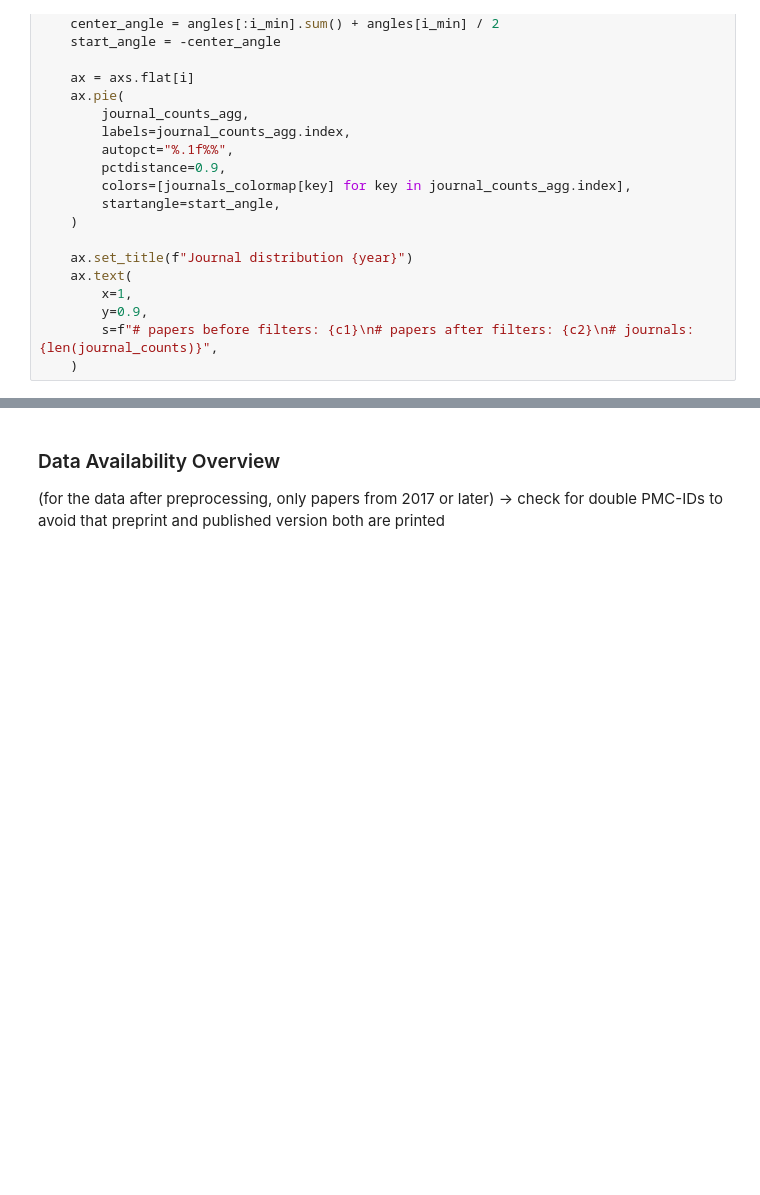
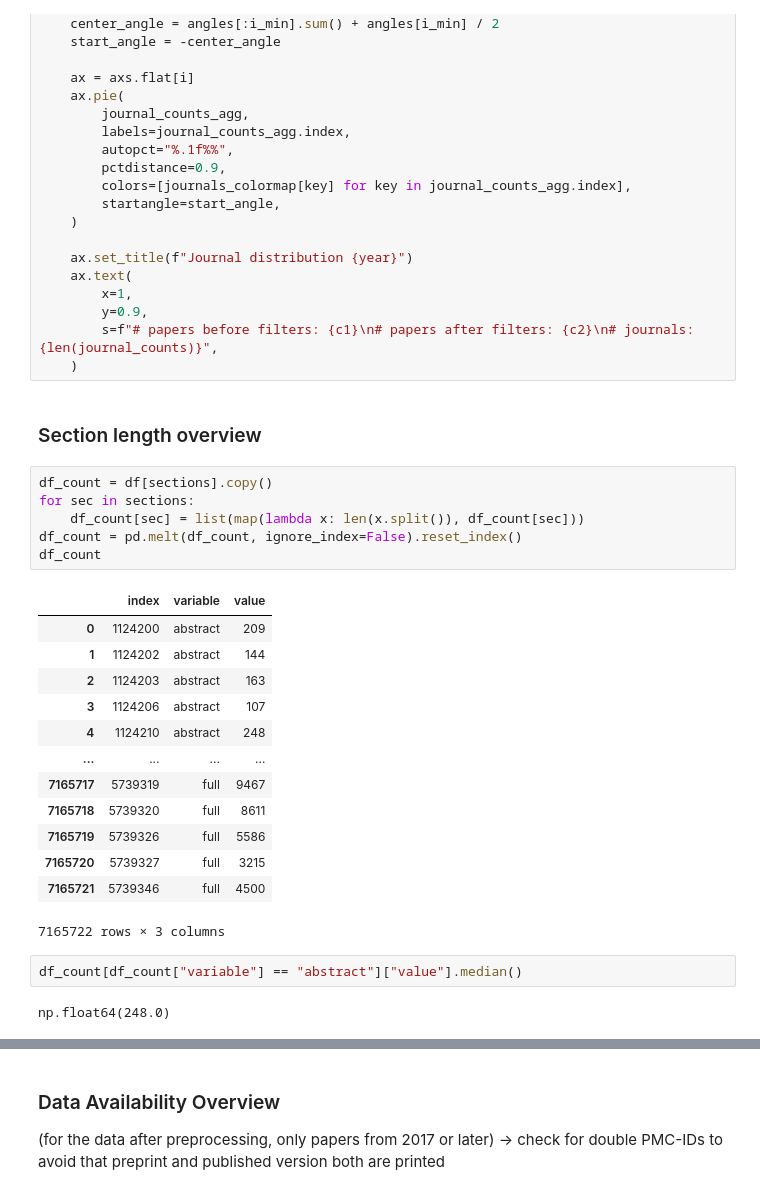
Before and after one commit to LenaHolzwarth/llms_in_academia, a Jupyter notebook: scripts/04ii_paper_overview.ipynb, the cells around one changed output, grey strips where cells are left out. Drawn from its saved outputs; the diff is of its cells as text; blank space fills up the shorter version.

```diff
--- a/scripts/04ii_paper_overview.ipynb
+++ b/scripts/04ii_paper_overview.ipynb
@@ -390,3 +444,29 @@ for i, year in enumerate(range(2010, 2026)):
         y=0.9,
         s=f"# papers before filters: {c1}\n# papers after filters: {c2}\n# journals: {len(journal_counts)}",
     )
+# %% [markdown]
+### Section length overview
+# %%
+df_count = df[sections].copy()
+for sec in sections:
+    df_count[sec] = list(map(lambda x: len(x.split()), df_count[sec]))
+df_count = pd.melt(df_count, ignore_index=False).reset_index()
+df_count
+# %% [output]
+|  | index | variable | value |
+| 0 | 1124200 | abstract | 209 |
+| 1 | 1124202 | abstract | 144 |
+| 2 | 1124203 | abstract | 163 |
+| 3 | 1124206 | abstract | 107 |
+| 4 | 1124210 | abstract | 248 |
+| ... | ... | ... | ... |
+| 7165717 | 5739319 | full | 9467 |
+| 7165718 | 5739320 | full | 8611 |
+| 7165719 | 5739326 | full | 5586 |
+| 7165720 | 5739327 | full | 3215 |
+| 7165721 | 5739346 | full | 4500 |
+7165722 rows × 3 columns
+# %%
+df_count[df_count["variable"] == "abstract"]["value"].median()
+# %% [output]
+np.float64(248.0)
```
Also changed, not shown: parts of 13 cells of this notebook, 18 other files.
